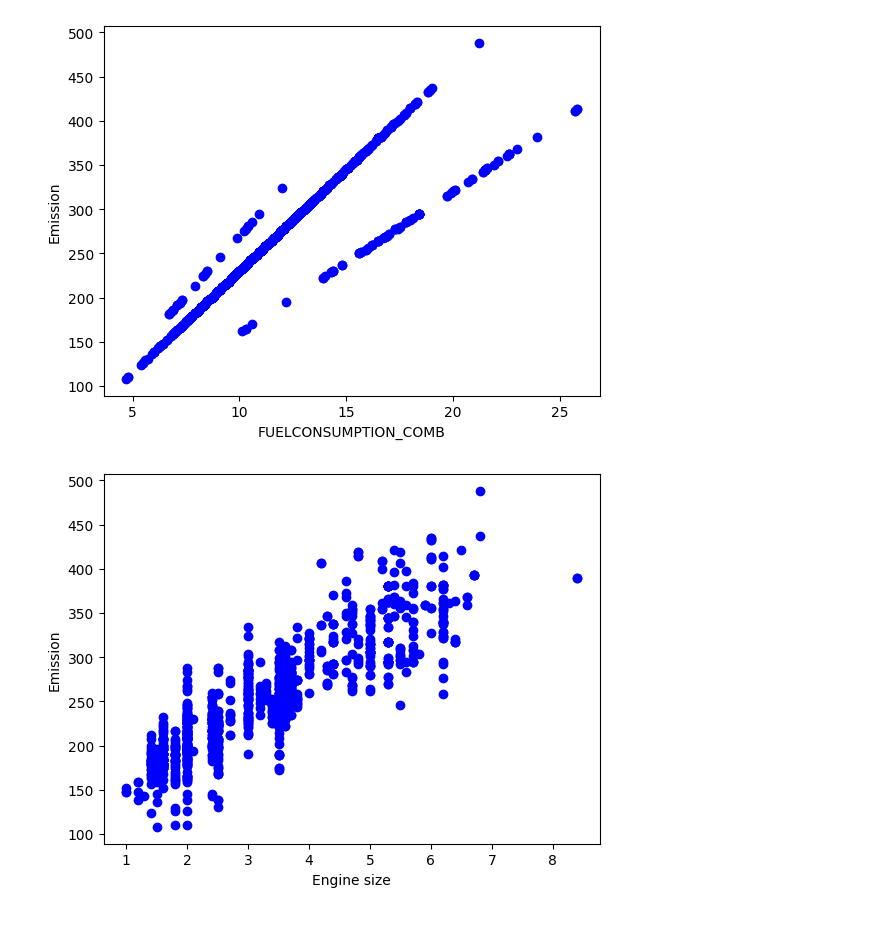
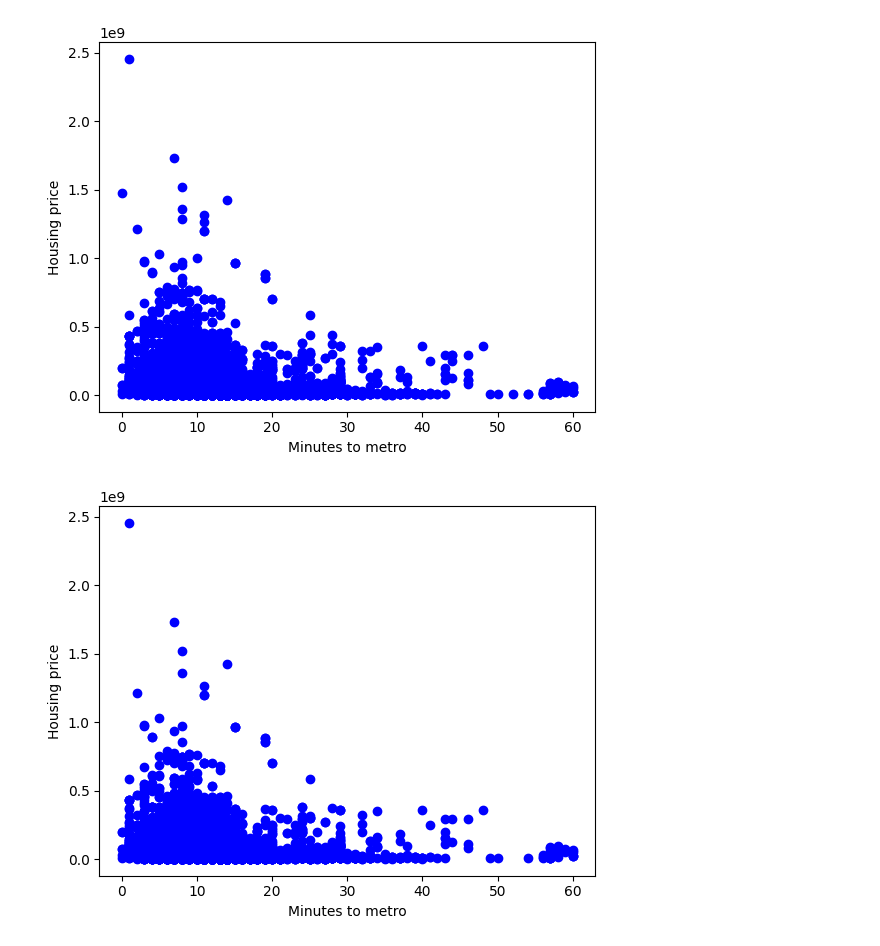
Before and after one commit to asainov1/ML-project, a Jupyter notebook: ML-3.ipynb, the cells around one changed output. Drawn from its saved outputs; the diff is of its cells as text; code cells hidden in the pictures.

```diff
--- a/ML-3.ipynb
+++ b/ML-3.ipynb
@@ -4,7 +4,4 @@ import pandas as pd
 import pylab as pl
 import numpy as np
 # %%
-df = pd.read_csv("/Users/alikhansainov/Desktop/Python/ML-project/FuelConsumption.csv.xls")
-
-# take a look at the dataset
-print (df)
+df = pd.read_csv("/Users/alikhansainov/Desktop/Python/ML-project/data.csv")
@@ -63,0 +8,3 @@ plt.show()
+# %%
+cdf = df[['Price', 'Minutes to metro', 'Area', 'Living area', 'Number of floors']]
+cdf.head(9)
@@ -64,7 +22,7 @@ plt.show()
 # %%
-plt.scatter(cdf.FUELCONSUMPTION_COMB, cdf.CO2EMISSIONS,  color='blue')
-plt.xlabel("FUELCONSUMPTION_COMB")
-plt.ylabel("Emission")
+plt.scatter(cdf['Minutes to metro'], cdf['Price'],  color='blue')
+plt.xlabel("Minutes to metro")
+plt.ylabel("Housing price")
 plt.show()
 # %% [output]
-[figure, old version]
+[figure, new version]
@@ -71,7 +33,7 @@ plt.show()
 # %%
-plt.scatter(cdf.ENGINESIZE, cdf.CO2EMISSIONS,  color='blue')
-plt.xlabel("Engine size")
-plt.ylabel("Emission")
+plt.scatter(train['Minutes to metro'], train['Price'],  color='blue')
+plt.xlabel("Minutes to metro")
+plt.ylabel("Housing price")
 plt.show()
 # %% [output]
-[figure, old version]
+[figure, new version]
```
Also changed, not shown: parts of 16 cells of this notebook.
